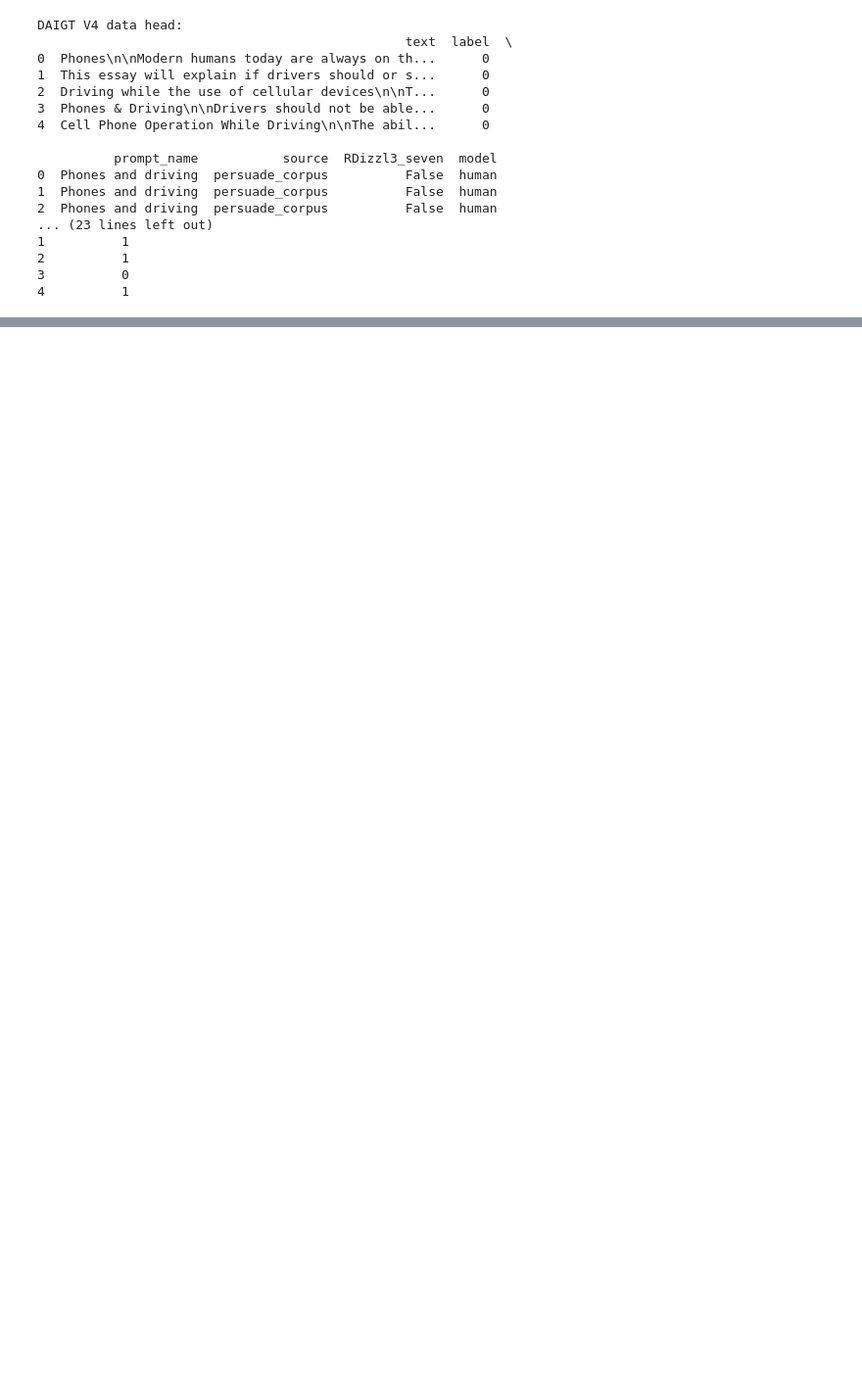
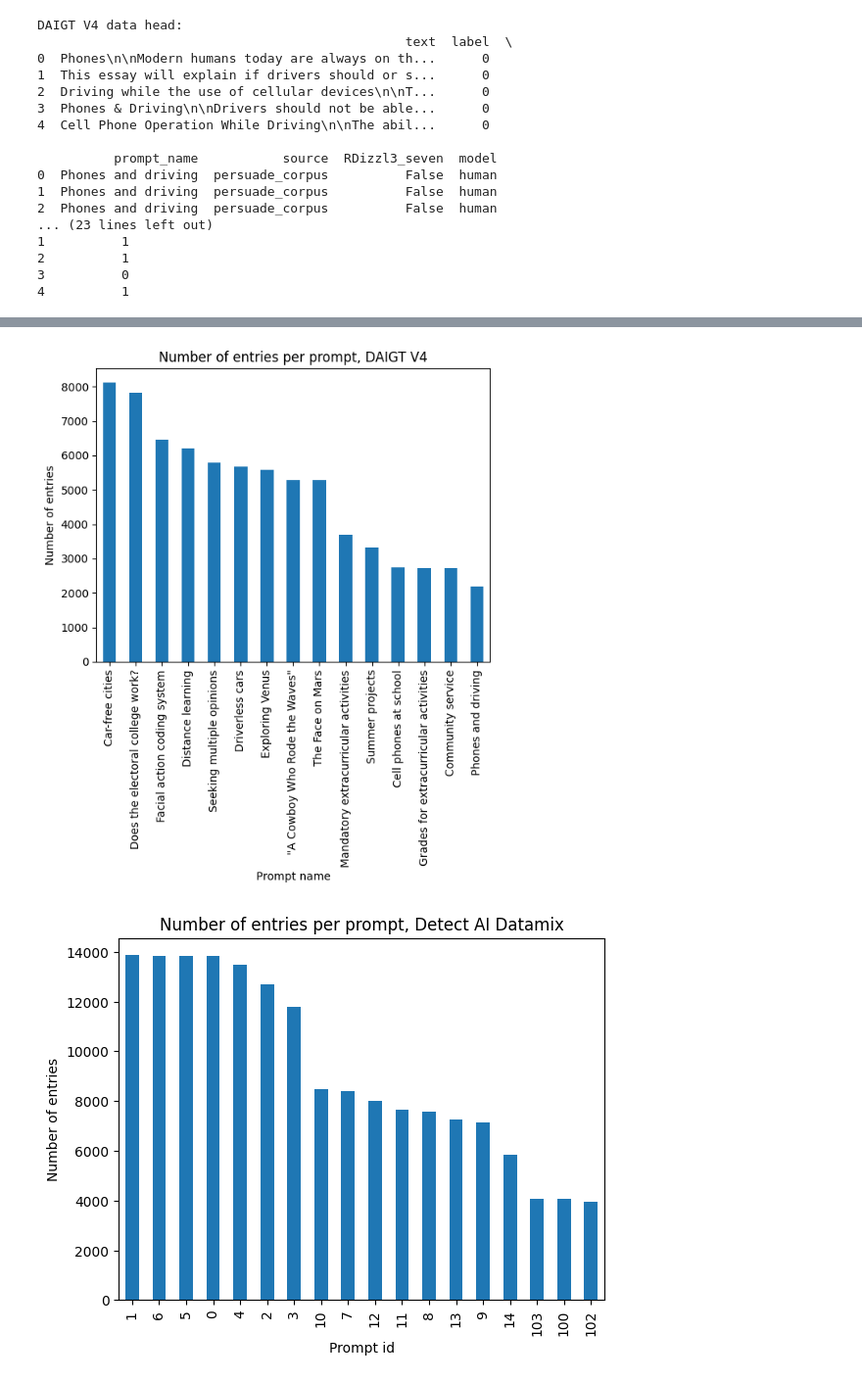
Before and after one commit to javanster/LLM-Human-Classifier, a Jupyter notebook: data_exploration.ipynb, the cells around one changed output, grey strips where cells are left out. Shown at 98% size. Drawn from its saved outputs; the diff is of its cells as text; code cells hidden in the pictures; blank space fills up the shorter version.

Commit message:
Perform more data exploration

```diff
--- a/data_exploration.ipynb
+++ b/data_exploration.ipynb
@@ -56,0 +113,19 @@ Detect AI contains duplicates: False
+# %%
+import matplotlib.pyplot as plt
+
+prompt_counts_daigt_v4 = daigt_v4_data["prompt_name"].value_counts()
+
+prompt_counts_daigt_v4.plot(kind="bar", title="Number of entries per prompt, DAIGT V4")
+plt.xlabel("Prompt name")
+plt.ylabel("Number of entries")
+plt.show()
+
+prompt_counts_detect_ai = detect_ai_data["prompt_id"].value_counts()
+
+prompt_counts_detect_ai.plot(kind="bar", title="Number of entries per prompt, Detect AI Datamix")
+plt.xlabel("Prompt id")
+plt.ylabel("Number of entries")
+plt.show()
+# %% [output]
+[figure, added]
+[figure, added]
```
Also changed, not shown: parts of 11 cells of this notebook.
